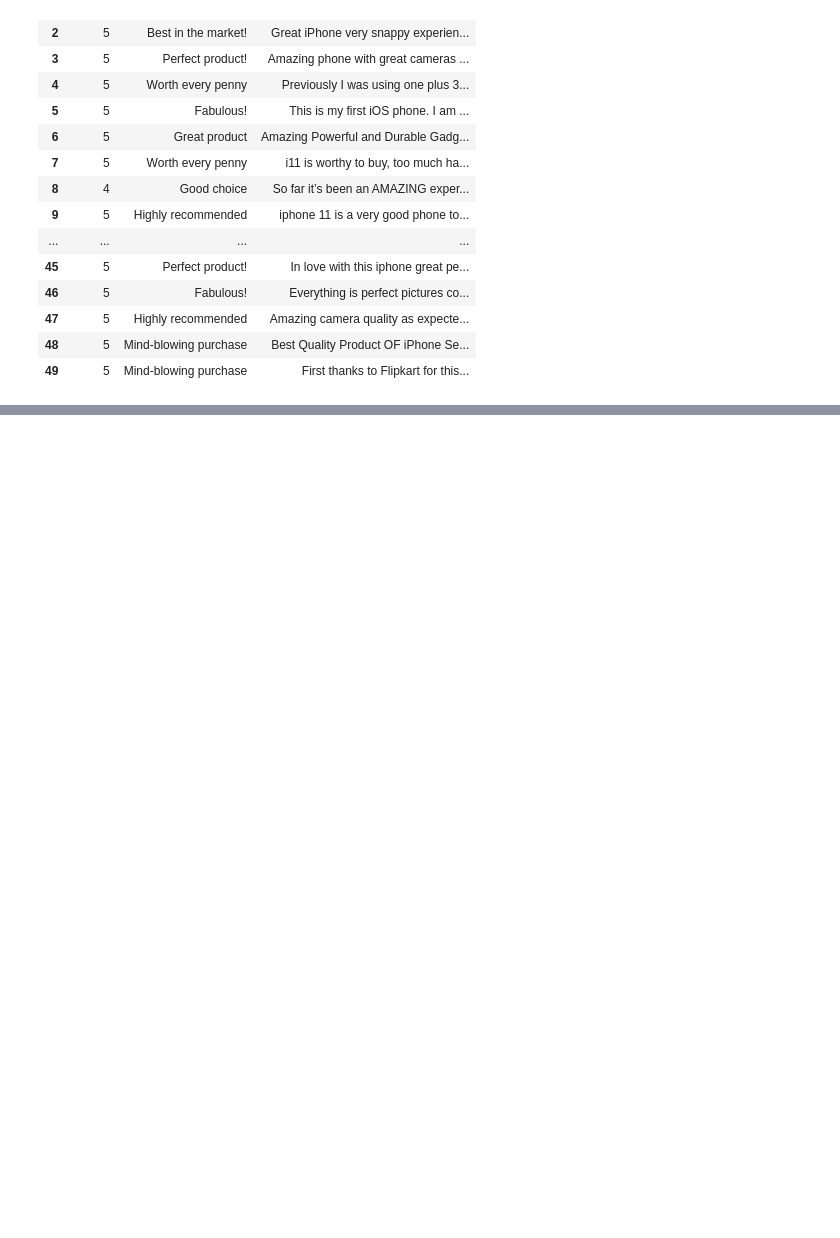
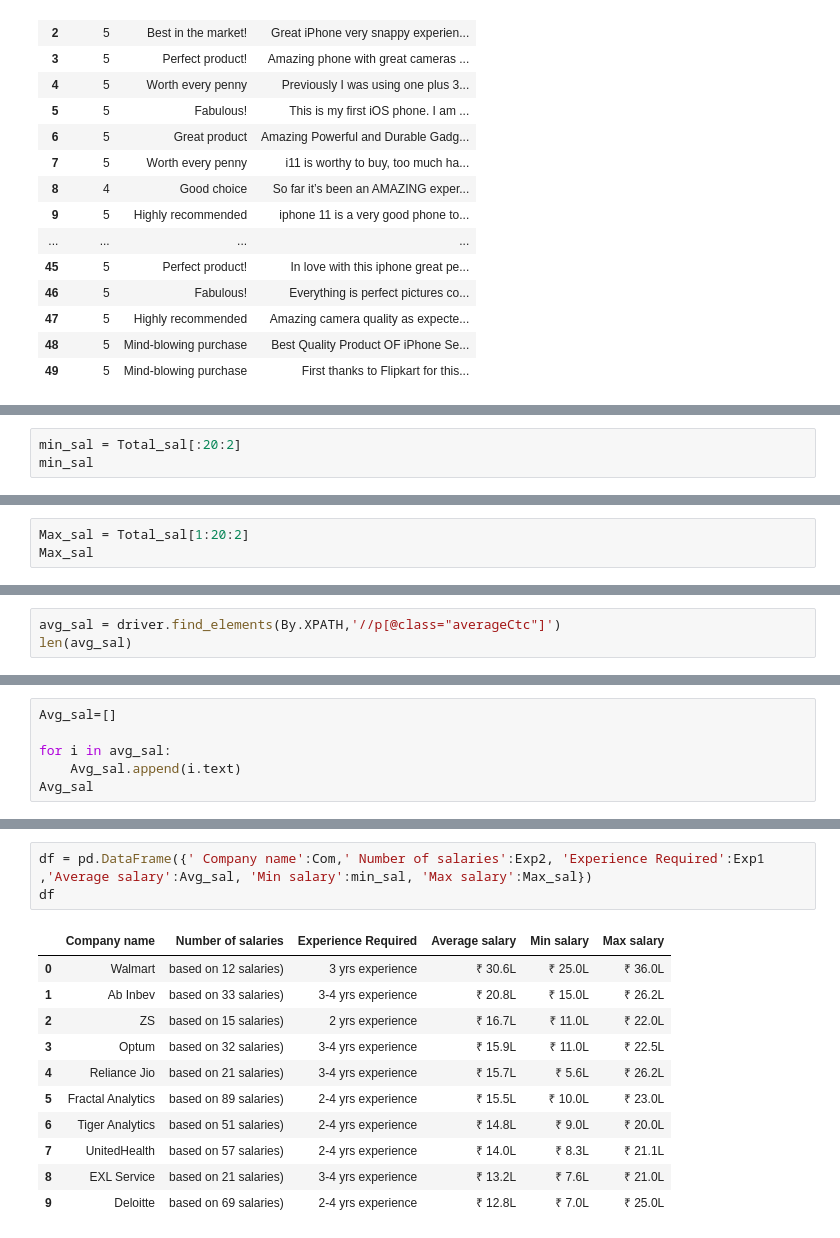
Before and after one commit to pratNayakk/Internship, a Jupyter notebook: Work Sheet 3 Selenium webscraping.ipynb, the cells around one changed output, grey strips where cells are left out. Saved outputs shown, nothing was run; the diff lists cells and outputs as text; blank space fills up the shorter version.

```diff
--- a/Work Sheet 3 Selenium webscraping.ipynb
+++ b/Work Sheet 3 Selenium webscraping.ipynb
@@ -1108,0 +1664,3 @@ df
+# %%
+min_sal = Total_sal[:20:2]
+min_sal
@@ -1108,0 +1678,3 @@ df
+# %%
+Max_sal = Total_sal[1:20:2]
+Max_sal
@@ -1108,0 +1692,3 @@ df
+# %%
+avg_sal = driver.find_elements(By.XPATH,'//p[@class="averageCtc"]')
+len(avg_sal)
@@ -1108,0 +1697,6 @@ df
+# %%
+Avg_sal=[]
+
+for i in avg_sal:
+    Avg_sal.append(i.text)
+Avg_sal
@@ -1108,0 +1714,15 @@ df
+# %%
+df = pd.DataFrame({' Company name':Com,' Number of salaries':Exp2, 'Experience Required':Exp1 ,'Average salary':Avg_sal, 'Min salary':min_sal, 'Max salary':Max_sal})
+df
+# %% [output]
+|  | Company name | Number of salaries | Experience Required | Average salary | Min salary | Max salary |
+| 0 | Walmart | based on 12 salaries) | 3 yrs experience | ₹ 30.6L | ₹ 25.0L | ₹ 36.0L |
+| 1 | Ab Inbev | based on 33 salaries) | 3-4 yrs experience | ₹ 20.8L | ₹ 15.0L | ₹ 26.2L |
+| 2 | ZS | based on 15 salaries) | 2 yrs experience | ₹ 16.7L | ₹ 11.0L | ₹ 22.0L |
+| 3 | Optum | based on 32 salaries) | 3-4 yrs experience | ₹ 15.9L | ₹ 11.0L | ₹ 22.5L |
+| 4 | Reliance Jio | based on 21 salaries) | 3-4 yrs experience | ₹ 15.7L | ₹ 5.6L | ₹ 26.2L |
+| 5 | Fractal Analytics | based on 89 salaries) | 2-4 yrs experience | ₹ 15.5L | ₹ 10.0L | ₹ 23.0L |
+| 6 | Tiger Analytics | based on 51 salaries) | 2-4 yrs experience | ₹ 14.8L | ₹ 9.0L | ₹ 20.0L |
+| 7 | UnitedHealth | based on 57 salaries) | 2-4 yrs experience | ₹ 14.0L | ₹ 8.3L | ₹ 21.1L |
+| 8 | EXL Service | based on 21 salaries) | 3-4 yrs experience | ₹ 13.2L | ₹ 7.6L | ₹ 21.0L |
+| 9 | Deloitte | based on 69 salaries) | 2-4 yrs experience | ₹ 12.8L | ₹ 7.0L | ₹ 25.0L |
```
Also changed, not shown: parts of 90 cells of this notebook.
